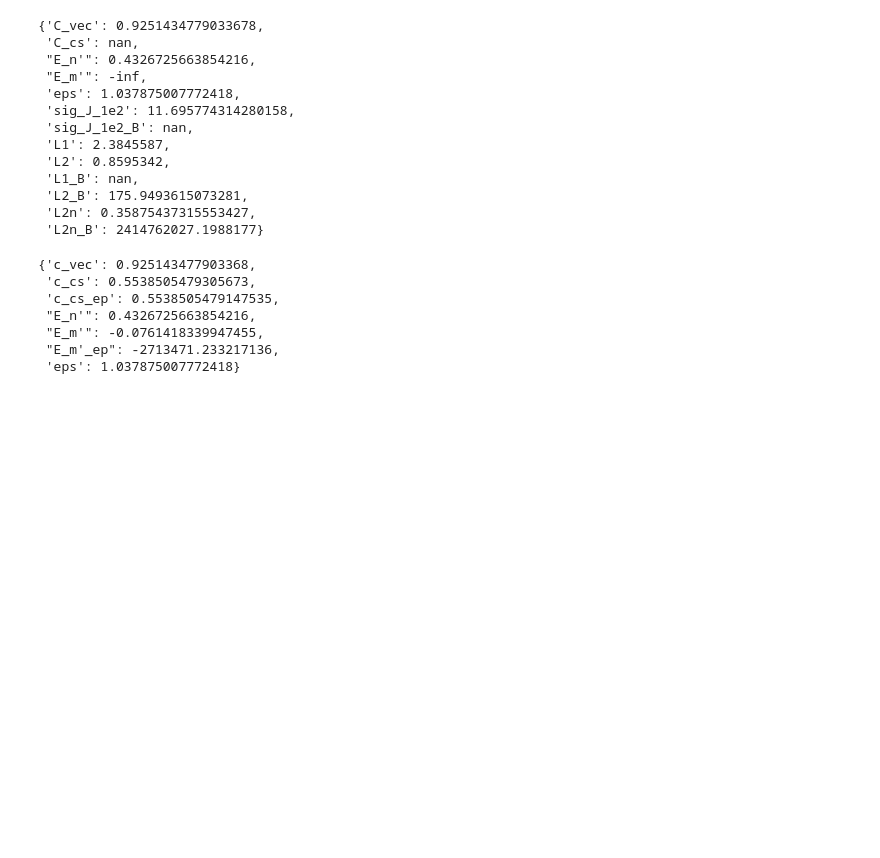
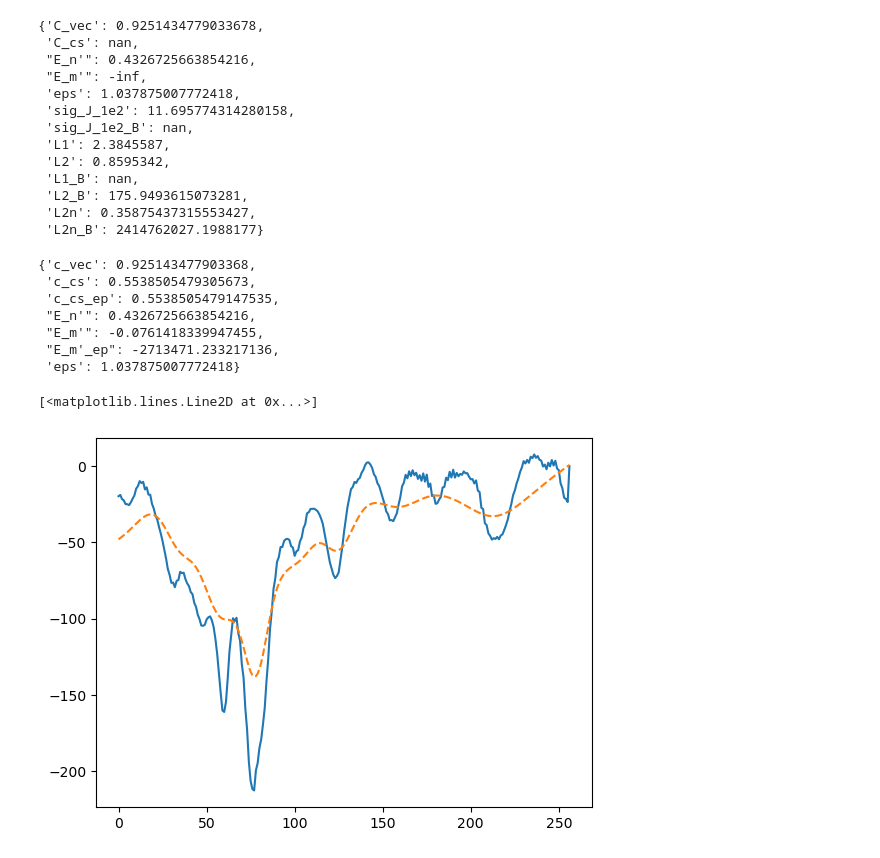
Before and after one commit to mgjeon/2023_project, a Jupyter notebook: CNN_NF2/NF2_compare/ISEE-12673_20170906-083600_NF2.ipynb, the cells around one changed output. Saved outputs shown, nothing was run; the diff lists cells and outputs as text; code cells hidden in the pictures; blank space fills up the shorter version.

```diff
--- a/CNN_NF2/NF2_compare/ISEE-12673_20170906-083600_NF2.ipynb
+++ b/CNN_NF2/NF2_compare/ISEE-12673_20170906-083600_NF2.ipynb
@@ -61,0 +68,6 @@ metrics(b, B)
+# %%
+plt.plot(B[..., 5, 2][100, :])
+plt.plot(b[..., 5, 2][100, :], '--')
+# %% [output]
+[<matplotlib.lines.Line2D at 0x...>]
+[figure, added]
```
Also changed, not shown: parts of 2 cells of this notebook, 15 other files.
